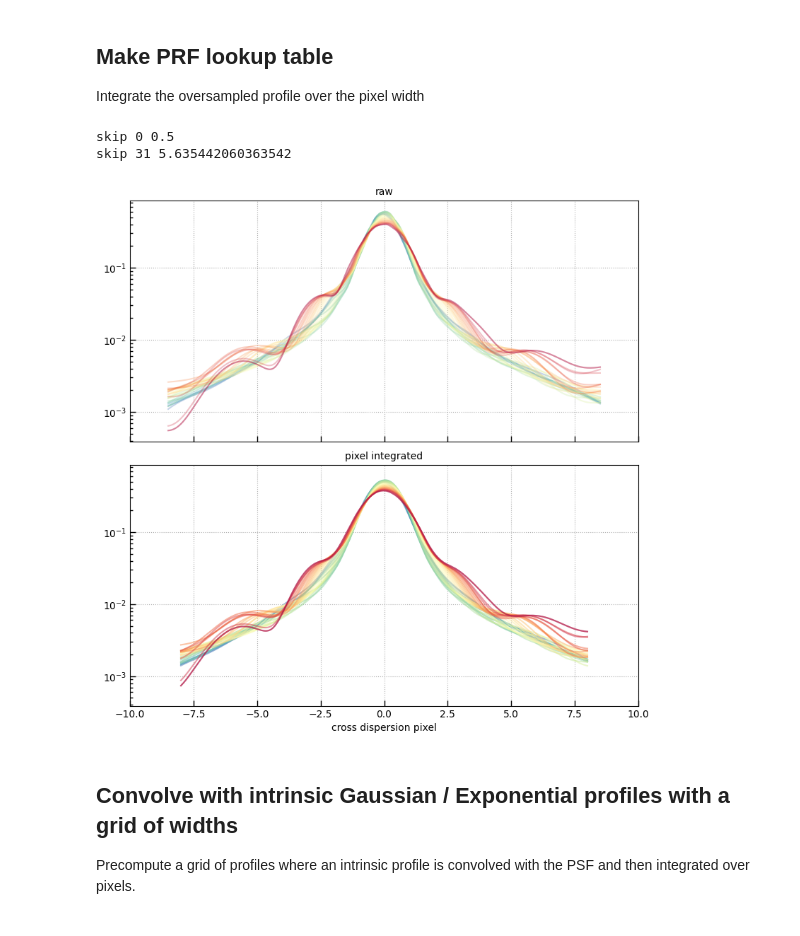
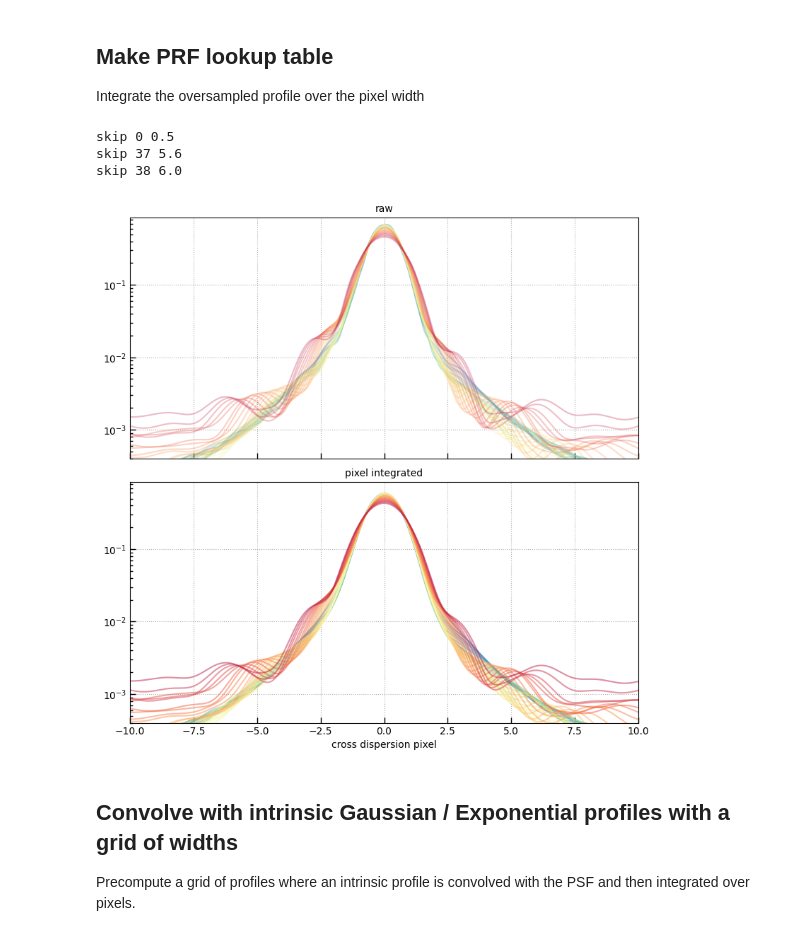
Before and after one commit to gbrammer/msaexp, a Jupyter notebook: docs/examples/lookup-table-psf.ipynb, the cells around one changed output. Cells and saved outputs as stored; diff of their text form; code cells hidden in the pictures.

```diff
--- a/docs/examples/lookup-table-psf.ipynb
+++ b/docs/examples/lookup-table-psf.ipynb
@@ -71,0 +165,15 @@ fig.tight_layout(pad=1)
+# %%
+# flat_sky = None
+
+fig, axes = plt.subplots(2,1,figsize=(10,6), sharex=True, sharey=True)
+
+s = 5
+axes[0].scatter(ptab['wave'], ptab['yslit'], alpha=0.1, c=ptab['yslit'], vmin=-4, vmax=4, cmap='rainbow', marker='s', s=s)
+axes[1].scatter(ptab['wave'], ptab['yslit'], alpha=0.1, c=np.log10(ptab['sci_clean']), cmap='bone_r', marker='s', s=s, vmin=0.1, vmax=6)
+
+axes[0].set_ylabel('yslit')
+axes[1].set_xlabel('wavelength')
+for ax in axes:
+    ax.grid()
+
+fig.tight_layout(pad=1)
@@ -76,8 +186,14 @@ Build a flexible profile as a sum of pixel-integrated Gaussians along the trace
 # %%
 trace_shift_coeffs = [0.]
 
-dx = [0.1, 1]
-ymax = ptab['yslit'].max() - 1
+ydx = [0.1, 0.5, 3]
+ydx = np.array(ydx)*2
+xdx = [0, 10, 30]
+
+yclip = 12.5
+yclip = 14.5
+
+ymax = np.minimum(ptab['yslit'].max() - 1, yclip)
 # ymax = np.minimum(ymax, np.abs(ptab['yslit'][ptab['bar'] > 0.09]).max())
 dx = [0.1, 1.5*ymax/8]
 
@@ -87,7 +203,7 @@ step = 0 #dx[0]
 scl = 2
 while step < ymax:
     steps.append(step)
-    dx_i = np.interp(step, [0, ymax], dx)/scl
+    dx_i = np.interp(step, xdx, ydx)/scl
     step += dx_i
 
 steps.append(step)
@@ -132,6 +246,6 @@ pw, pcenters
 # %% [markdown]
 ## Fit profile in independent wavelength bins
 # %%
-spec_norm = np.ones_like(ptab['sci'])
+spec_norm = np.ones_like(ptab['sci_clean'])
 # %%
 # 32 wavelength steps across prism bandpass
@@ -227,8 +462,9 @@ cprofn = (cwn*profs).sum(axis=0)
 # %%
-i = 24
+i = 8
 wi = wsteps[i]
 sub = np.abs(ptab['wave'] - wi) < np.gradient(wsteps)[i]/2
-plt.scatter(ptab['yslit'][sub], (ptab['sci']/spec_norm)[sub], c=ptab['wave'][sub], alpha=0.1, s=80)
+sub &= wht > 0
+plt.scatter(ptab['yslit'][sub], (ptab['sci_clean']/spec_norm)[sub], c=ptab['wave'][sub], alpha=0.1, s=80)
 plt.scatter(ptab['yslit'][sub], (cprof)[sub], fc='None', ec='r', marker='s', alpha=0.05, s=50)
 plt.xlim(-5,5)
 # %% [output]
@@ -321,7 +591,11 @@ for k, w in tqdm(enumerate(wsteps)):
         print('skip', k, wsteps[k])
         continue
 
-    pj = fcprofn.reshape(xgr.shape)[:,k]
+    pj = fcprofn.reshape(xgr.shape)[:,k]*1
+    ycenter = ((pj*yarr)[np.abs(yarr) < 2.5]).sum() / pj[np.abs(yarr) < 2.5].sum()
+
+    pj = np.interp(yarr + ycenter, yarr, pj)
+
     axes[0].plot(yarr, pj, color=plt.cm.Spectral_r((k+1)/len(wsteps)), alpha=0.3)
 
     # Integrate over pixels
@@ -336,39 +610,41 @@ for k, w in tqdm(enumerate(wsteps)):
     slit_frac[k] = np.trapz(pj[sk], yarr[sk])
 
 ax = axes[0]
-ax.set_xlim(-6,6)
+# ax.set_xlim(-6,6)
 ax.set_xlim(-10,10)
 
 axes[0].set_title('raw')
 axes[1].set_title('pixel integrated')
 
 ax.semilogy()
 
 #ax.set_xlim(-5,5)
 for ax in axes:
     ax.grid()
 
 ax.set_xlabel('cross dispersion pixel')
+ax.set_ylim(4.e-4, 0.85)
 
 fig.tight_layout(pad=1)
 
 valid = pix_prof.sum(axis=0) > 0
 
 pix_prof_wave = wsteps*1
 pix_prof_wavei = np.arange(len(pix_prof_wave))
 
 pix_prof_y = yc
 pix_prof_yi = np.arange(len(pix_prof_y))
 
 # pix_prof[:,0] = pix_prof[:,1]*1
 # pix_prof[:,-1] = pix_prof[:,-2]*1
 
 # slit_frac[0] = slit_frac[1]
 # slit_frac[-1] = slit_frac[-2]
 # %% [output]
 skip 0 0.5
-skip 31 5.635442060363542
+skip 37 5.6
+skip 38 6.0
-[figure, old version]
+[figure, new version]
 # %% [markdown]
 ## Convolve with intrinsic Gaussian / Exponential profiles with a grid of widths
 
```
Also changed, not shown: parts of 17 cells of this notebook, 6 other files.
